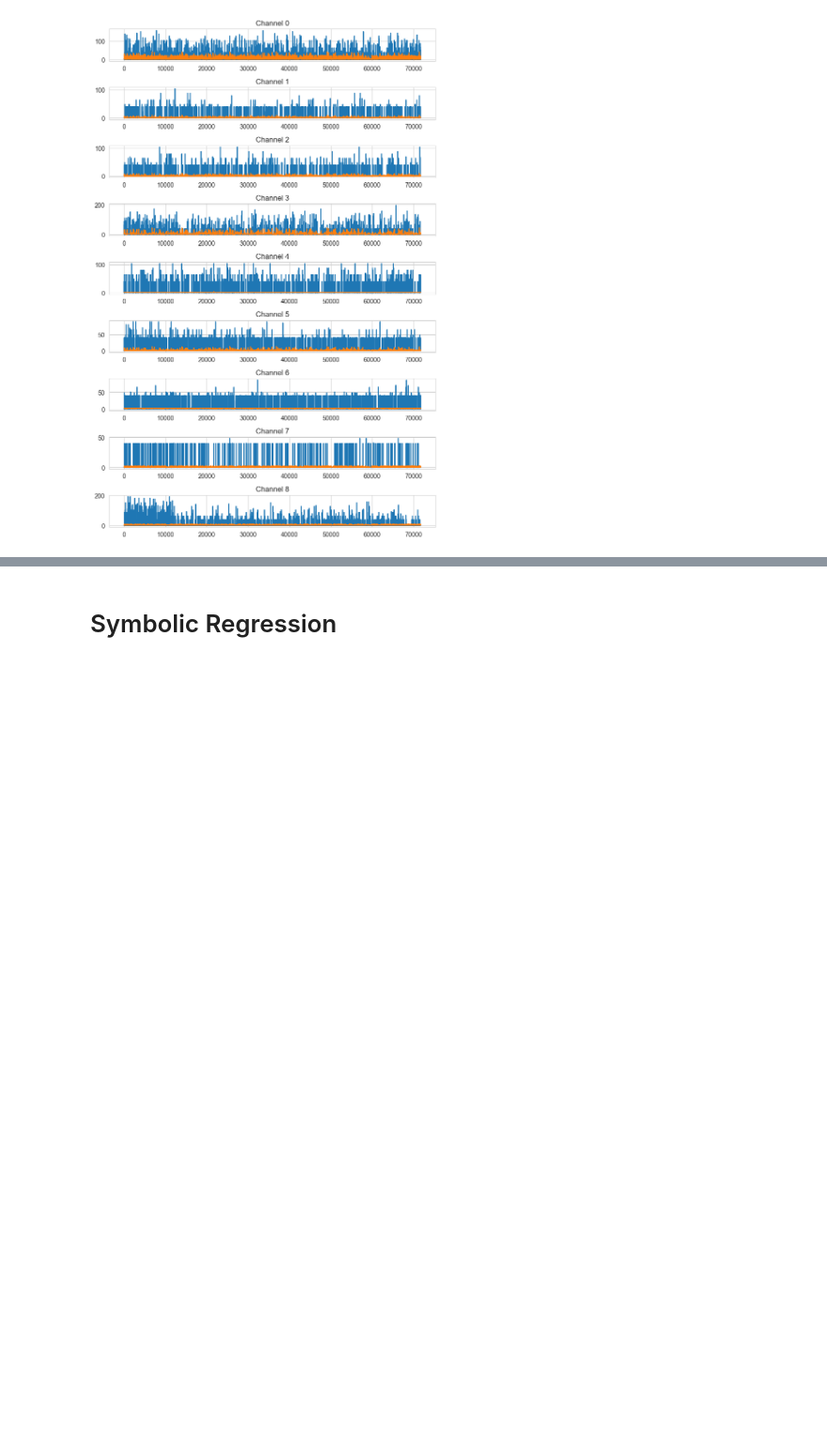
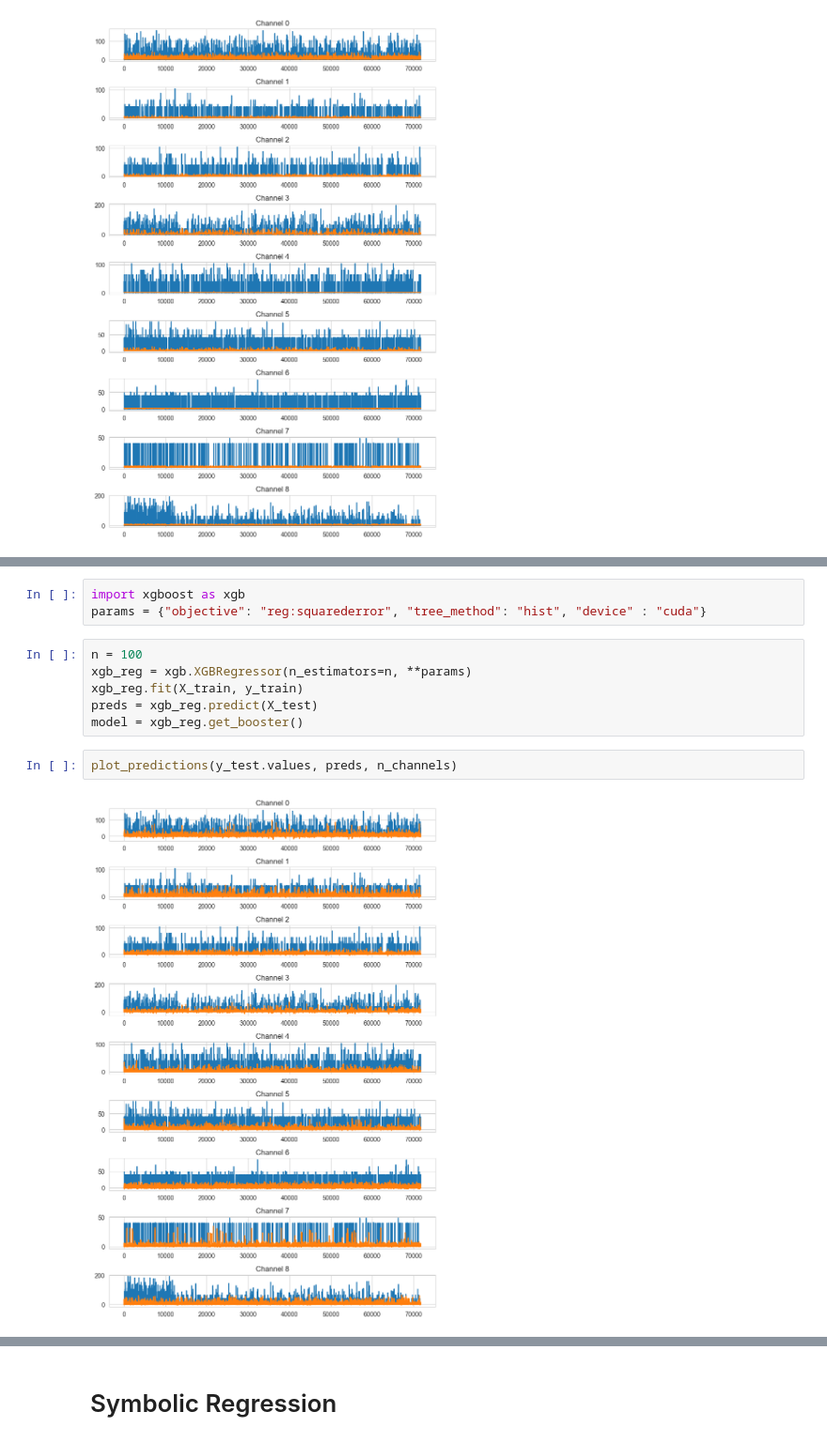
Before and after one commit to JankowskiDaniel/Neural-Deep-Retina, a Jupyter notebook: notebooks/10-tabular-ml.ipynb, the cells around one changed output, grey strips where cells are left out. Shown at 94% size. Drawn from its saved outputs; the diff is of its cells as text; blank space fills up the shorter version.

```diff
--- a/notebooks/10-tabular-ml.ipynb
+++ b/notebooks/10-tabular-ml.ipynb
@@ -114,0 +127,13 @@ plot_predictions(y_test.values, y_rf, n_channels)
+# %%
+import xgboost as xgb
+params = {"objective": "reg:squarederror", "tree_method": "hist", "device" : "cuda"}
+# %%
+n = 100
+xgb_reg = xgb.XGBRegressor(n_estimators=n, **params)
+xgb_reg.fit(X_train, y_train)
+preds = xgb_reg.predict(X_test)
+model = xgb_reg.get_booster()
+# %%
+plot_predictions(y_test.values, preds, n_channels)
+# %% [output]
+[figure, added]
```
Also changed, not shown: parts of 3 cells of this notebook.
